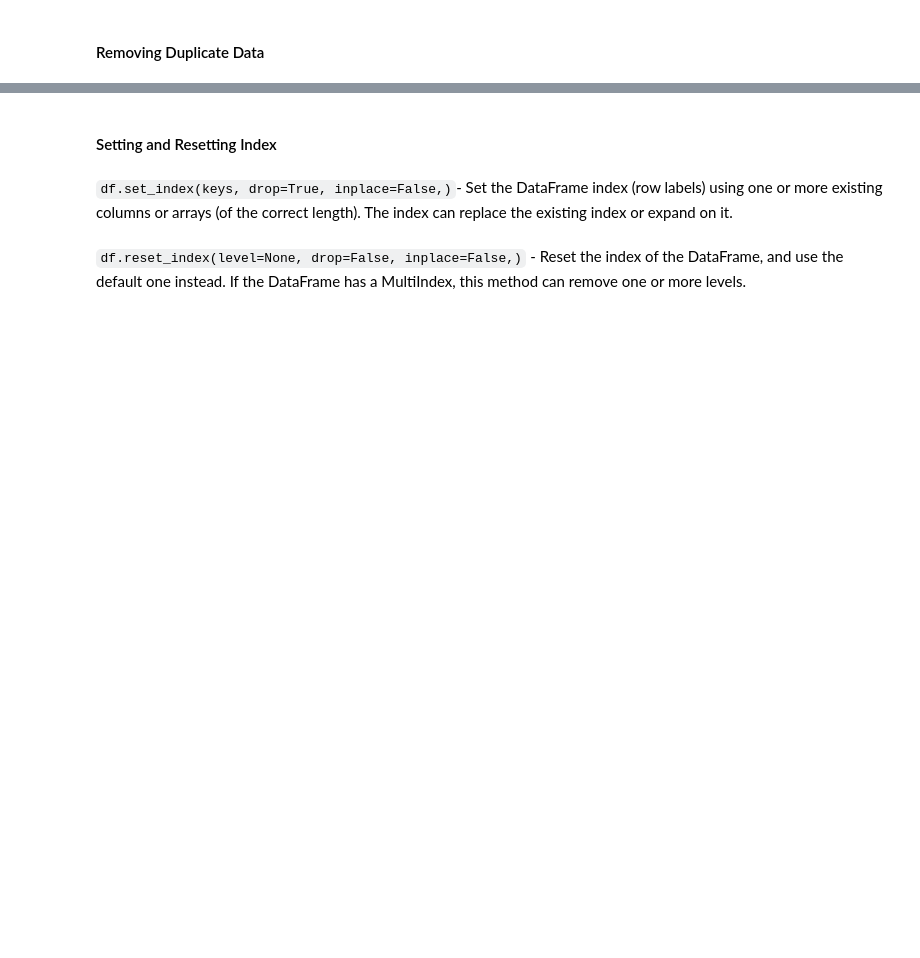
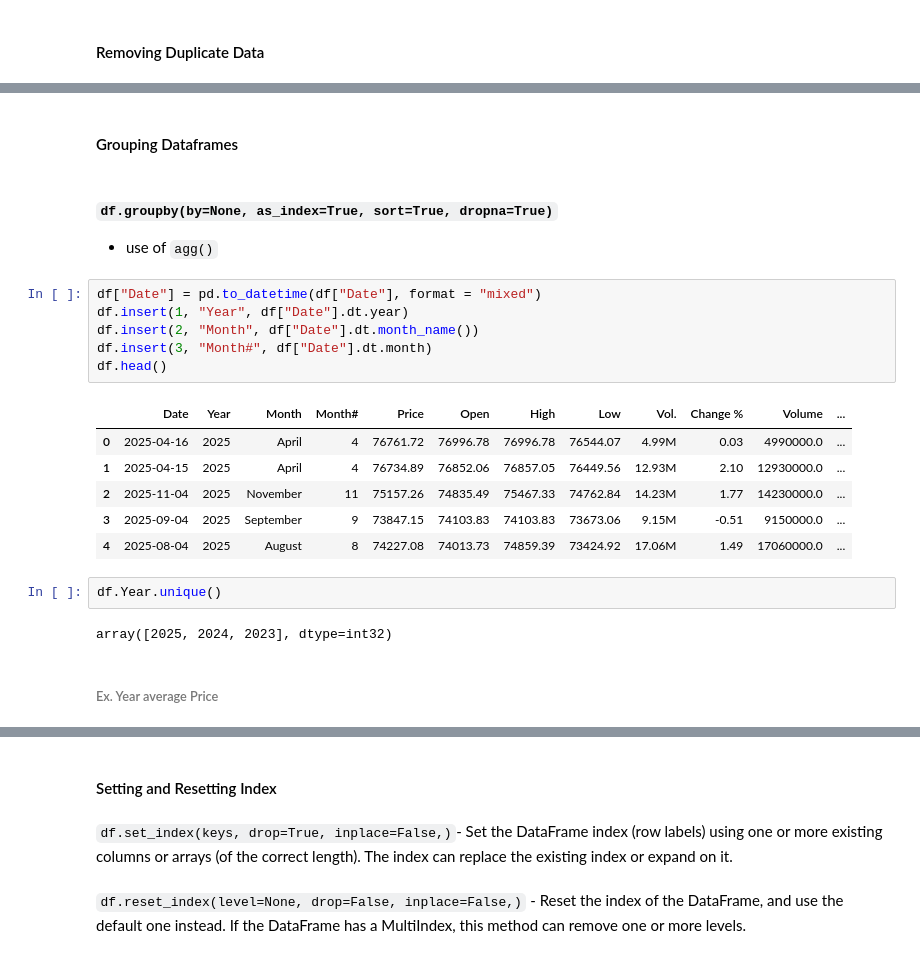
Before and after one commit to knowledge-corner/Vituare-Research, a Jupyter notebook: Day - 5.ipynb, the cells around one changed output, grey strips where cells are left out. Saved outputs shown, nothing was run; the diff lists cells and outputs as text; blank space fills up the shorter version.

```diff
--- a/Day - 5.ipynb
+++ b/Day - 5.ipynb
@@ -73,0 +237,25 @@ df.replace(`old_value`, `new_value`, `inplace=True`)
+# %% [markdown]
+#### Grouping Dataframes
+# %% [markdown]
+##### `df.groupby(by=None, as_index=True, sort=True, dropna=True)`
+
+- use of `agg()`
+# %%
+df["Date"] = pd.to_datetime(df["Date"], format = "mixed")
+df.insert(1, "Year", df["Date"].dt.year)
+df.insert(2, "Month", df["Date"].dt.month_name())
+df.insert(3, "Month#", df["Date"].dt.month)
+df.head()
+# %% [output]
+|  | Date | Year | Month | Month# | Price | Open | High | Low | Vol. | Change % | Volume | ... |
+| 0 | 2025-04-16 | 2025 | April | 4 | 76761.72 | 76996.78 | 76996.78 | 76544.07 | 4.99M | 0.03 | 4990000.0 | ... |
+| 1 | 2025-04-15 | 2025 | April | 4 | 76734.89 | 76852.06 | 76857.05 | 76449.56 | 12.93M | 2.10 | 12930000.0 | ... |
+| 2 | 2025-11-04 | 2025 | November | 11 | 75157.26 | 74835.49 | 75467.33 | 74762.84 | 14.23M | 1.77 | 14230000.0 | ... |
+| 3 | 2025-09-04 | 2025 | September | 9 | 73847.15 | 74103.83 | 74103.83 | 73673.06 | 9.15M | -0.51 | 9150000.0 | ... |
+| 4 | 2025-08-04 | 2025 | August | 8 | 74227.08 | 74013.73 | 74859.39 | 73424.92 | 17.06M | 1.49 | 17060000.0 | ... |
+# %%
+df.Year.unique()
+# %% [output]
+array([2025, 2024, 2023], dtype=int32)
+# %% [markdown]
+###### Ex. Year average Price
```
Also changed, not shown: parts of 73 cells of this notebook, 5 other files.
